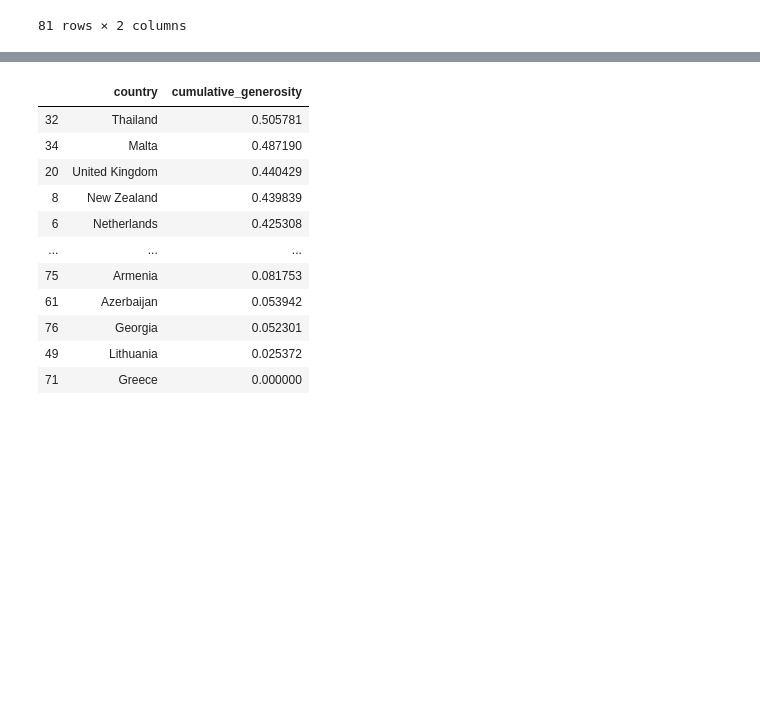
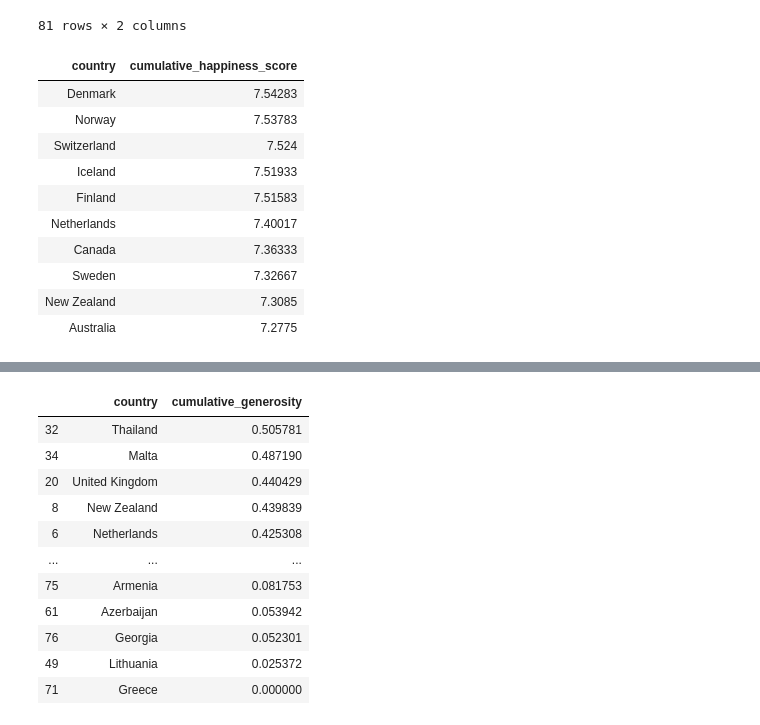
Before and after one commit to alecjonas/Analysis-of-Suicide-Rates-in-Countries-vs-Reported-Happiness-Scores, a Jupyter notebook: notebooks/adjusted_happiness_scores_in_suicide_db.ipynb, the cells around one changed output, grey strips where cells are left out. Cells and saved outputs as stored; diff of their text form; code cells hidden in the pictures; blank space fills up the shorter version.

```diff
--- a/notebooks/adjusted_happiness_scores_in_suicide_db.ipynb
+++ b/notebooks/adjusted_happiness_scores_in_suicide_db.ipynb
@@ -127,3 +127,18 @@ cumulative_happiness
 | 73 | Ukraine | 4.369500 |
 | 76 | Georgia | 4.331833 |
 81 rows × 2 columns
+# %%
+top10happy = cumulative_happiness[0:10].style.hide_index()
+top10happy
+# %% [output]
+| country | cumulative_happiness_score |
+| Denmark | 7.54283 |
+| Norway | 7.53783 |
+| Switzerland | 7.524 |
+| Iceland | 7.51933 |
+| Finland | 7.51583 |
+| Netherlands | 7.40017 |
+| Canada | 7.36333 |
+| Sweden | 7.32667 |
+| New Zealand | 7.3085 |
+| Australia | 7.2775 |
```
Also changed, not shown: parts of 1 cell of this notebook, 1 other file.
